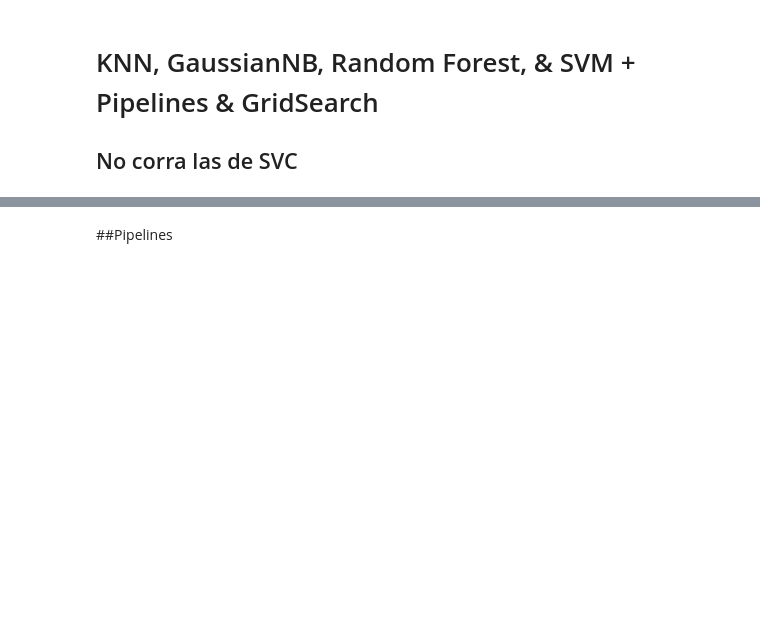
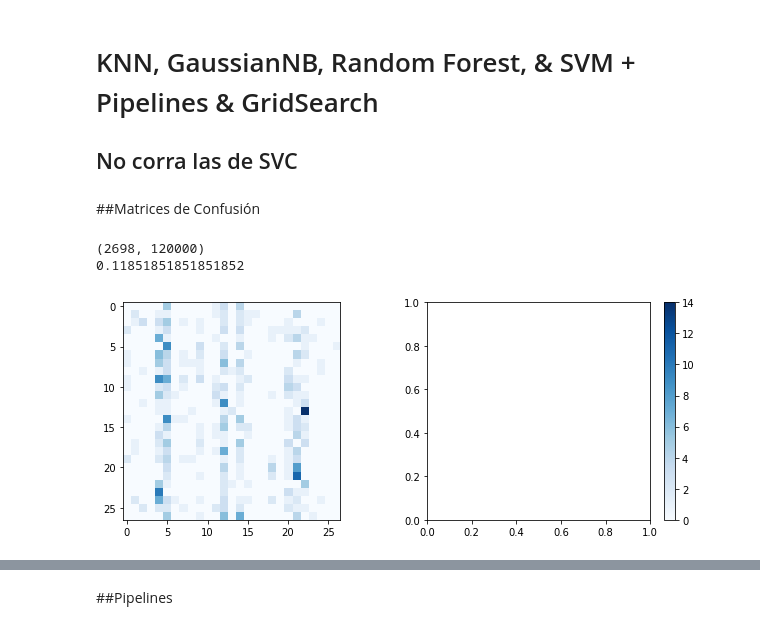
Before and after one commit to Momo-owo/ArtSource, a Jupyter notebook: artsource_notebook_colab.ipynb, the cells around one changed output, grey strips where cells are left out. Saved outputs shown, nothing was run; the diff lists cells and outputs as text; code cells hidden in the pictures; blank space fills up the shorter version.

```diff
--- a/artsource_notebook_colab.ipynb
+++ b/artsource_notebook_colab.ipynb
@@ -195,7 +210,6 @@ def plot_confusion_matrix(y_true, y_pred, classes,
 #79306 imágenes distribuidas en 27 clases, la de menor cantidad tiene 98, y la de mayor cantidad tiene 13060
 
 def LMID(path, kernel_size, resize_by):
-    kernel_size = (kernel_size,) * 2
     classes_names = os.listdir(path)
     dic_imgs ={}
     #print(classes_names)
@@ -280,6 +279,7 @@ Baroque
 # %%
 path_classes = 'gdrive/My Drive/CVAI/artsource_dataset/'
 ker_size = 15
+ker_size = (ker_size,) * 2
 resize = 200
 class_names = np.r_[os.listdir(path_classes)]
 
@@ -289,27 +301,37 @@ X, y = LMID(path_classes, ker_size, resize)
 # %% [markdown]
 # KNN, GaussianNB, Random Forest, & SVM + Pipelines & GridSearch
 ## No corra las de SVC
+# %% [markdown]
+##Matrices de Confusión
 # %%
 #En este bloque se importa el clasificador KNN, y se prosigue a realizar la clasificación con los dos grupos anteriores de
 #entrenamiento y prueba, con los 10 vecinos más cercanos. Últimamente, para visualizar los resultados y su precisión, se imprime
 #la matriz de confusión.
 
+test_size = 0.2
+
+X_train, X_test, y_train, y_test = train_test_split(X,y,test_size=test_size)
+
 knn = KNeighborsClassifier(n_neighbors=21) #21 vecinos es lo mas óptimo
 print(X.shape)
 knn.fit(X_train, y_train)
-print(neigh.score(X_test, y_test))
+print(knn.score(X_test, y_test))
 
 
 
 pred_train = knn.predict(X_train)
 pred_test  = knn.predict(X_test)
 
 cm_train_knn = confusion_matrix(y_train, pred_train)
 cm_test_knn = confusion_matrix(y_test, pred_test)
 
 plt.figure(figsize=(17,4))
 plt.subplot(132),plt.imshow(cm_test_knn, interpolation="nearest", cmap=plt.cm.Blues);
 plt.subplot(133),plt.colorbar();
+# %% [output]
+(2698, 120000)
+0.11851851851851852
+[figure, added]
 # %%
 #En este bloque, por curiosidad de saber que número de vecinos da mejores resultados al aplicar KNN, se hizo una prueba con
 #su cantidad variando desde 1 hasta 20.
```
Also changed, not shown: parts of 25 cells of this notebook.
